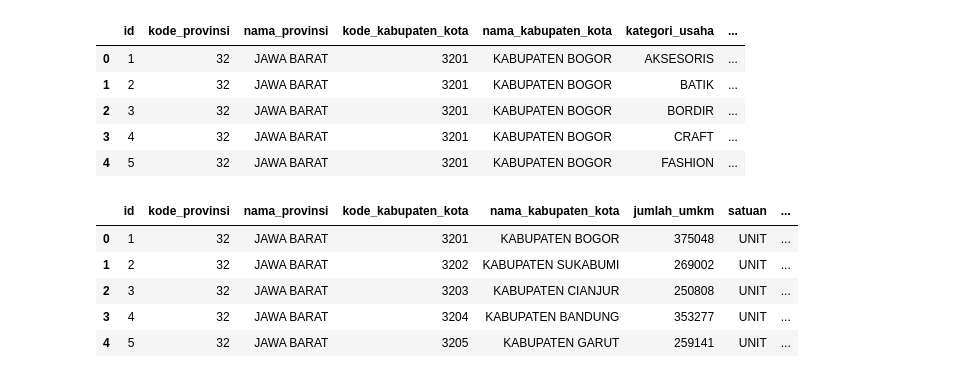
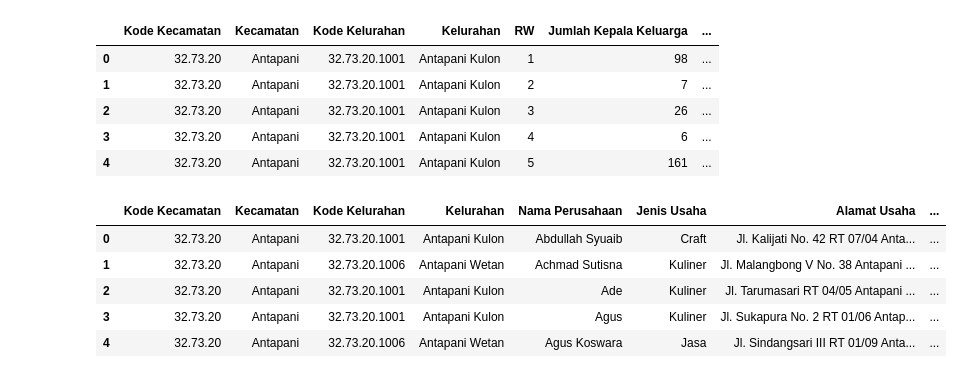
Before and after one commit to AlfiFaiz/data_mining, a Jupyter notebook: kelompok 4.ipynb, the cells around one changed output. Drawn from its saved outputs; the diff is of its cells as text; code cells hidden in the pictures.

```diff
--- a/kelompok 4.ipynb
+++ b/kelompok 4.ipynb
@@ -5,22 +5,22 @@ import pandas as pd
 import matplotlib.pyplot as plt
 import seaborn as sns
 # %%
-df = pd.read_csv("D:\\kuliah\\sem3\\data mining\\data.jabarprov.go.id\\umkm.csv")
+df = pd.read_csv("D:\\kuliah\\sem3\\data mining\\data.jabarprov.go.id\\data-masyarakat-miskin-tahun-2020.csv")
 df.head()
 # %% [output]
-|  | id | kode_provinsi | nama_provinsi | kode_kabupaten_kota | nama_kabupaten_kota | kategori_usaha | ... |
-| 0 | 1 | 32 | JAWA BARAT | 3201 | KABUPATEN BOGOR | AKSESORIS | ... |
-| 1 | 2 | 32 | JAWA BARAT | 3201 | KABUPATEN BOGOR | BATIK | ... |
-| 2 | 3 | 32 | JAWA BARAT | 3201 | KABUPATEN BOGOR | BORDIR | ... |
-| 3 | 4 | 32 | JAWA BARAT | 3201 | KABUPATEN BOGOR | CRAFT | ... |
-| 4 | 5 | 32 | JAWA BARAT | 3201 | KABUPATEN BOGOR | FASHION | ... |
+|  | Kode Kecamatan | Kecamatan | Kode Kelurahan | Kelurahan | RW | Jumlah Kepala Keluarga | ... |
+| 0 | 32.73.20 | Antapani | 32.73.20.1001 | Antapani Kulon | 1 | 98 | ... |
+| 1 | 32.73.20 | Antapani | 32.73.20.1001 | Antapani Kulon | 2 | 7 | ... |
+| 2 | 32.73.20 | Antapani | 32.73.20.1001 | Antapani Kulon | 3 | 26 | ... |
+| 3 | 32.73.20 | Antapani | 32.73.20.1001 | Antapani Kulon | 4 | 6 | ... |
+| 4 | 32.73.20 | Antapani | 32.73.20.1001 | Antapani Kulon | 5 | 161 | ... |
 # %%
-df1 = pd.read_csv("D:\\kuliah\\sem3\\data mining\\data.jabarprov.go.id\\diskuk-od_17372_jml_ush_mikro_kecil_menengah_umkm__kabupatenkota_data.csv")
+df1 = pd.read_csv("D:\\kuliah\\sem3\\data mining\\data.jabarprov.go.id\\data-usaha-kecil-dan-menengah-tahun-2020.csv")
 df1.head()
 # %% [output]
-|  | id | kode_provinsi | nama_provinsi | kode_kabupaten_kota | nama_kabupaten_kota | jumlah_umkm | satuan | ... |
-| 0 | 1 | 32 | JAWA BARAT | 3201 | KABUPATEN BOGOR | 375048 | UNIT | ... |
-| 1 | 2 | 32 | JAWA BARAT | 3202 | KABUPATEN SUKABUMI | 269002 | UNIT | ... |
-| 2 | 3 | 32 | JAWA BARAT | 3203 | KABUPATEN CIANJUR | 250808 | UNIT | ... |
-| 3 | 4 | 32 | JAWA BARAT | 3204 | KABUPATEN BANDUNG | 353277 | UNIT | ... |
-| 4 | 5 | 32 | JAWA BARAT | 3205 | KABUPATEN GARUT | 259141 | UNIT | ... |
+|  | Kode Kecamatan | Kecamatan | Kode Kelurahan | Kelurahan | Nama Perusahaan | Jenis Usaha | Alamat Usaha | ... |
+| 0 | 32.73.20 | Antapani | 32.73.20.1001 | Antapani Kulon | Abdullah Syuaib | Craft | Jl. Kalijati No. 42 RT 07/04 Anta... | ... |
+| 1 | 32.73.20 | Antapani | 32.73.20.1006 | Antapani Wetan | Achmad Sutisna | Kuliner | Jl. Malangbong V No. 38 Antapani ... | ... |
+| 2 | 32.73.20 | Antapani | 32.73.20.1001 | Antapani Kulon | Ade | Kuliner | Jl. Tarumasari RT 04/05 Antapani ... | ... |
+| 3 | 32.73.20 | Antapani | 32.73.20.1001 | Antapani Kulon | Agus | Kuliner | Jl. Sukapura No. 2 RT 01/06 Antap... | ... |
+| 4 | 32.73.20 | Antapani | 32.73.20.1006 | Antapani Wetan | Agus Koswara | Jasa | Jl. Sindangsari III RT 01/09 Anta... | ... |
```
Also changed, not shown: parts of 26 cells of this notebook, 8 other files.
